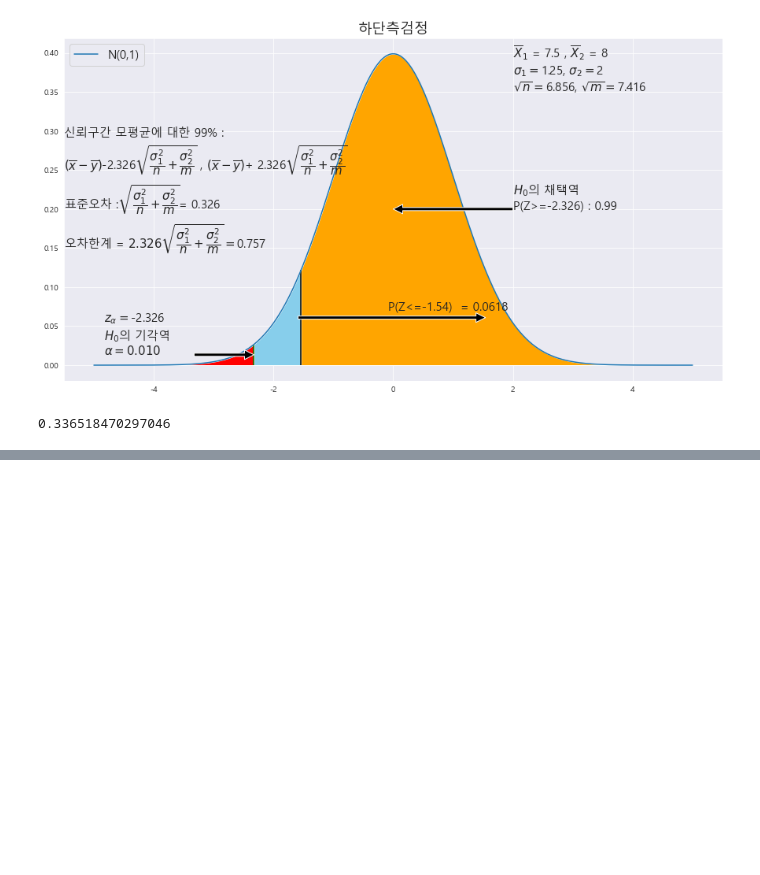
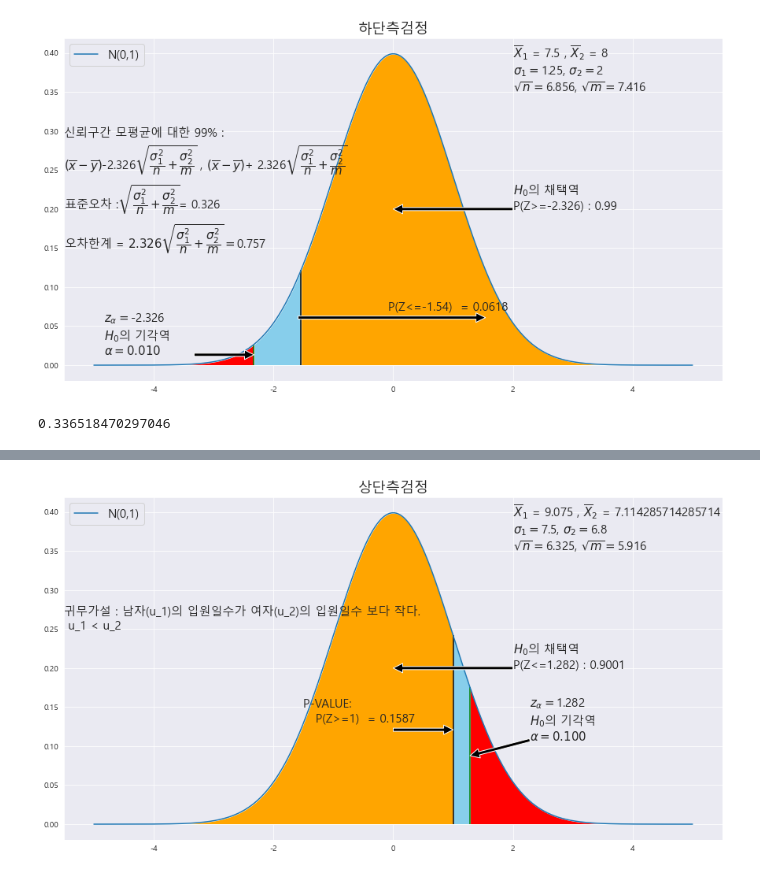
Before and after one commit to andypsh/BIGDATA2022, a Jupyter notebook: 기초통계/Chapter09/모평균의차의 검정.ipynb, the cells around one changed output, grey strips where cells are left out. Drawn from its saved outputs; the diff is of its cells as text; code cells hidden in the pictures; blank space fills up the shorter version.

```diff
--- a/기초통계/Chapter09/모평균의차의 검정.ipynb
+++ b/기초통계/Chapter09/모평균의차의 검정.ipynb
@@ -486,3 +486,100 @@ plt.legend([b] , fontsize = 15 , loc='upper left')
 print(math.sqrt(1.25**2/47 + 2**2/50))
 # %% [output]
 0.336518470297046
+# %%
+x = np.arange(-5,5 , .001)
+
+fig = plt.figure(figsize=(15,8))
+ax = sns.lineplot(x , stats.norm.pdf(x, loc=0 , scale =1)) #정의역 범위 , 평균 = 0 , 표준편차 =1 인 정규분포 플롯
+
+# trust = 95 #신뢰도
+A = "4 4 12 18 9 6 12 10 3 6 15 7 3 55 1 2 10 13 5 7 1 23 9 2 1 17 2 24 11 14 6 2 1 8 1 3 19 3 1 13"
+B = "14 7 15 1 12 1 3 7 21 4 1 5 4 4 3 5 18 12 5 1 7 7 2 15 4 9 10 7 3 6 5 9 6 2 14"
+
+A = list(map(int, A.split(' ')))
+B= list(map(int, B.split(' ')))
+
+
+MEANS_A = np.mean(A)
+MEANS_B = np.mean(B)
+MEANS = round(MEANS_A-MEANS_B ,3)
+print(MEANS) #MEANS가 양수이므로 항상 남자가 여자보다 크다. 따라서 상단측검정을 시행한다.
+std_a = 7.5
+std_b = 6.8
+n_a = len(A)
+n_b = len(B)
+# print(n_a)
+# print(n_b)
+STDS = round(math.sqrt(std_a**2/n_a + std_b**2/n_b),3)
+# print(STDS)
+#
+# print(MEANS/STDS)
+
+
+ax.set_title('상단측검정' ,fontsize = 18)
+
+
+
+#==========================================귀무가설 기각과 채택 ====================================================
+trust = 90 #신뢰도_유의수준
+
+t_1  = round(scipy.stats.norm.ppf(1 - (1-(trust/100))) ,3 )
+
+
+ax.fill_between(x, stats.norm.pdf(x, loc=0 , scale =1) , 0 , where =  (x<=t_1) , facecolor = 'orange') # x값 , y값 , 0 , x<=0 인곳 , 색깔
+area = scipy.stats.norm.cdf(t_1)
+
+plt.annotate('' , xy=(0, .2), xytext=(2 , .2)  , arrowprops = dict(facecolor = 'black'))
+ax.text(2 , .2, r'$H_{0}$의 채택역' +f'\nP(Z<={t_1}) : {round(area,4)}',fontsize=15)
+
+annotate_len = stats.norm.pdf(t_1, loc=0 , scale =1) /2
+ax.vlines(x= t_1, ymin= 0 , ymax= stats.norm.pdf(t_1, loc=0 , scale =1) , color = 'green' , linestyle ='solid' , label ='{}'.format(2))
+# ax.vlines(x= -t_1, ymin= 0 , ymax= stats.norm.pdf(-t_1, loc=0 , scale =1) , color = 'green' , linestyle ='solid' , label ='{}'.format(2))
+
+area = round((1-area) ,3)
+ax.text(1 + t_1 , annotate_len+0.02 , r'$z_{\alpha} = $' + f'{t_1}\n' + r'$H_{0}$의 기각역' + f'\n'+ r'$\alpha = {%.3f}$' % area,fontsize=15)
+# ax.text(-2.5 -t_1 , annotate_len+0.02 , r'$z_{\alpha/2} = $' + f'{-t_1}\n' + r'$H_{0}$의 기각역' + f'\n'+ r'$\alpha/2 = {%.3f}$' % area,fontsize=15)
+
+
+plt.annotate('' , xy=(t_1, annotate_len), xytext=(t_1+ 1 , annotate_len+0.02)  , arrowprops = dict(facecolor = 'black'))
+# plt.annotate('' , xy=(-t_1, annotate_len), xytext=(-1-t_1 , annotate_len+0.02)  , arrowprops = dict(facecolor = 'black'))
+
+
+
+# ax.text(-5.5 , .25, f'신뢰구간 모평균에 대한 {trust}% : \n' + r'$\left( \overline{x}-\overline{y}\right)$' +f'-{t_1}' + r'$\sqrt{\dfrac{\sigma_{1}^{2}}{n}+\dfrac{\sigma_{2} ^{2}}{m}}$' +' , '+ r'$\left( \overline{x}-\overline{y}\right)$' +f'+ {t_1}' + r'$\sqrt{\dfrac{\sigma_{1}^{2}}{n}+\dfrac{\sigma_{2} ^{2}}{m}}$',fontsize=15)
+#
+# ax.text(-5.5 , .2 , f'표준오차 :' + r'$\sqrt{\dfrac{\sigma_{1}^{2}}{n}+\dfrac{\sigma_{2} ^{2}}{m}}$' + f'= {round(STDS,3)}' , fontsize = 15)
+#
+# ax.text(-5.5 , .15,  r'오차한계 = ${%.3f}\sqrt{\dfrac{\sigma_{1}^{2}}{n}+\dfrac{\sigma_{2} ^{2}}{m}} = $' % t_1 + f'{round(t_1 * STDS , 3)}',fontsize=15)
+
+ax.text(-5.5 , .25, f'귀무가설 : 남자(u_1)의 입원일수가 여자(u_2)의 입원일수 보다 작다.\n u_1 < u_2'  , fontsize = 15)
+ax.text(2 , .35,  r'$\overline{X}_{1}$ = ' +f'{MEANS_A}'+   r' , $\overline{X}_{2}$ = ' +f'{MEANS_B}\n' + r'$\sigma_{1} = $' + f'{std_a}' + r', $\sigma_{2} = $' + f'{std_b}\n' + r'$\sqrt{n} = $' + f'{round(math.sqrt(n_a),3)}' + r', $\sqrt{m} = $' + f'{round(math.sqrt(n_b),3)}',fontsize=15)
+
+
+
+#============================================표본평균의 정규분포화 =========================================================
+z_1 = round(MEANS/STDS)
+# z_1 =(9.075 - 7.114) / 1.6035
+# # z_2 = round((34.5 - 35) / math.sqrt(5.5**2 / 25) , 2)
+# z_1 = round(scipy.stats.norm.ppf(1 - (1-(trust/100))/2) ,3 )
+print(z_1)
+ax.fill_between(x, stats.norm.pdf(x, loc=0 , scale =1) , 0 , where = (x>=z_1)  , facecolor = 'skyblue') # x값 , y값 , 0 , x<=0 인곳 , 색깔
+ax.fill_between(x, stats.norm.pdf(x, loc=0 , scale =1) , 0 , where = (x>=t_1)  , facecolor = 'red') # x값 , y값 , 0 , x<=0 인곳 , 색깔
+area = 1- scipy.stats.norm.cdf(z_1)
+
+
+ax.vlines(x= z_1, ymin= 0 , ymax= stats.norm.pdf(z_1, loc=0 , scale =1) , color = 'black' , linestyle ='solid' , label ='{}'.format(2))
+# ax.vlines(x= -z_1, ymin= 0 , ymax= stats.norm.pdf(-z_1, loc=0 , scale =1) , color = 'black' , linestyle ='solid' , label ='{}'.format(2))
+
+annotate_len = stats.norm.pdf(z_1, loc=0 , scale =1) /2
+plt.annotate('' , xy=(z_1, annotate_len), xytext=(z_1- 1 , annotate_len)  , arrowprops = dict(facecolor = 'black'))
+# plt.annotate('' , xy=(-z_1, annotate_len), xytext=(1-z_1 , annotate_len)  , arrowprops = dict(facecolor = 'black'))
+ax.text(-1.5 , annotate_len+0.01 , f'P-VALUE: \n   P(Z>={z_1})  = {round(area,4)}',fontsize=15)
+
+
+b= 'N(0,1)'
+
+plt.legend([b] , fontsize = 15 , loc='upper left')
+#
+# print( (9.075 - 7.114) / 1.6035)
+# %% [output]
@@ -488,0 +589 @@ print(math.sqrt(1.25**2/47 + 2**2/50))
+[figure, added]
```
Also changed, not shown: parts of 1 cell of this notebook, 6 other files.
